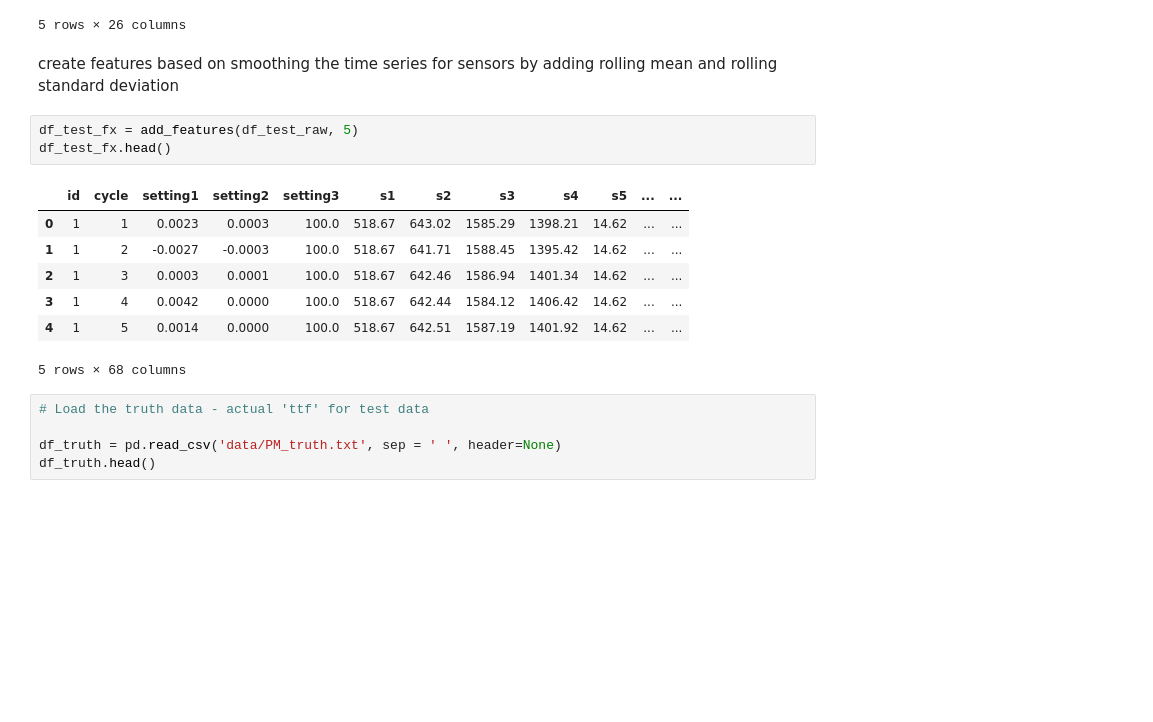
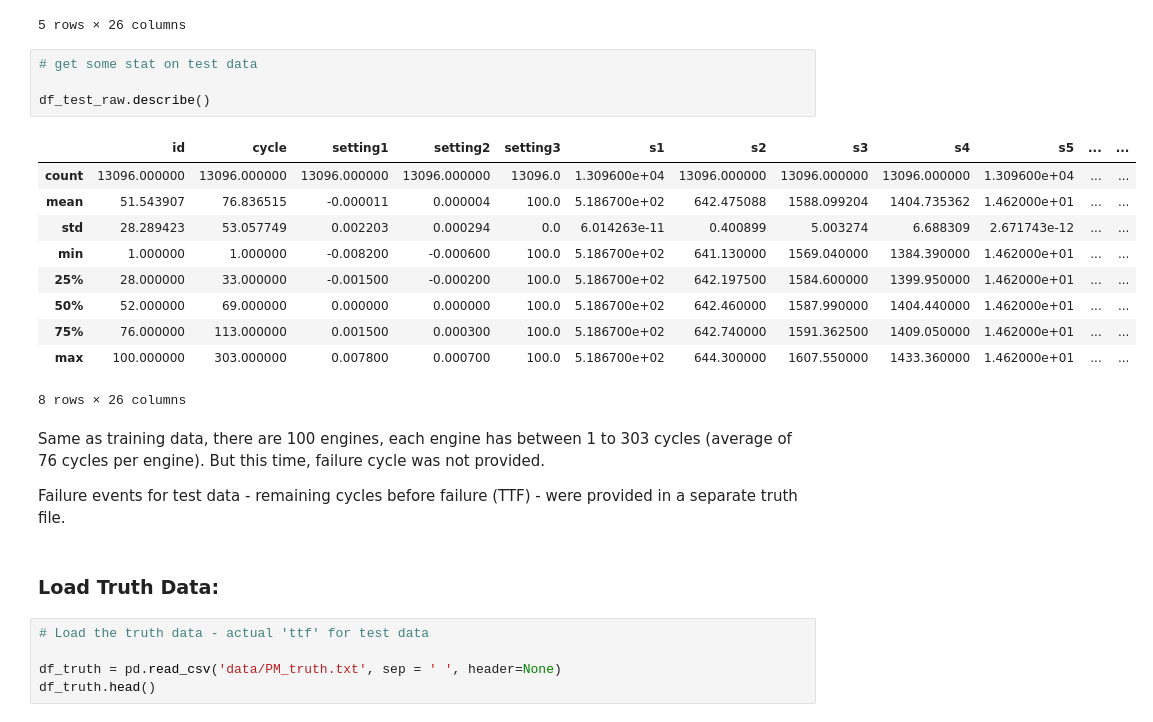
Before and after one commit to Samimust/predictive-maintenance, a Jupyter notebook: Data Wrangling.ipynb, the cells around one changed output. Saved outputs shown, nothing was run; the diff lists cells and outputs as text; blank space fills up the shorter version.

```diff
--- a/Data Wrangling.ipynb
+++ b/Data Wrangling.ipynb
@@ -223,19 +150,27 @@ df_test_raw.head()
 | 3 | 1 | 4 | 0.0042 | 0.0000 | 100.0 | 518.67 | 642.44 | 1584.12 | 1406.42 | 14.62 | ... | ... |
 | 4 | 1 | 5 | 0.0014 | 0.0000 | 100.0 | 518.67 | 642.51 | 1587.19 | 1401.92 | 14.62 | ... | ... |
 5 rows × 26 columns
-# %% [markdown]
-create features based on smoothing the time series for sensors by adding rolling mean and rolling standard deviation
-# %%
-df_test_fx = add_features(df_test_raw, 5)
-df_test_fx.head()
-# %% [output]
-|  | id | cycle | setting1 | setting2 | setting3 | s1 | s2 | s3 | s4 | s5 | ... | ... |
-| 0 | 1 | 1 | 0.0023 | 0.0003 | 100.0 | 518.67 | 643.02 | 1585.29 | 1398.21 | 14.62 | ... | ... |
-| 1 | 1 | 2 | -0.0027 | -0.0003 | 100.0 | 518.67 | 641.71 | 1588.45 | 1395.42 | 14.62 | ... | ... |
-| 2 | 1 | 3 | 0.0003 | 0.0001 | 100.0 | 518.67 | 642.46 | 1586.94 | 1401.34 | 14.62 | ... | ... |
-| 3 | 1 | 4 | 0.0042 | 0.0000 | 100.0 | 518.67 | 642.44 | 1584.12 | 1406.42 | 14.62 | ... | ... |
-| 4 | 1 | 5 | 0.0014 | 0.0000 | 100.0 | 518.67 | 642.51 | 1587.19 | 1401.92 | 14.62 | ... | ... |
-5 rows × 68 columns
+# %%
+# get some stat on test data
+
+df_test_raw.describe()
+# %% [output]
+|  | id | cycle | setting1 | setting2 | setting3 | s1 | s2 | s3 | s4 | s5 | ... | ... |
+| count | 13096.000000 | 13096.000000 | 13096.000000 | 13096.000000 | 13096.0 | 1.309600e+04 | 13096.000000 | 13096.000000 | 13096.000000 | 1.309600e+04 | ... | ... |
+| mean | 51.543907 | 76.836515 | -0.000011 | 0.000004 | 100.0 | 5.186700e+02 | 642.475088 | 1588.099204 | 1404.735362 | 1.462000e+01 | ... | ... |
+| std | 28.289423 | 53.057749 | 0.002203 | 0.000294 | 0.0 | 6.014263e-11 | 0.400899 | 5.003274 | 6.688309 | 2.671743e-12 | ... | ... |
+| min | 1.000000 | 1.000000 | -0.008200 | -0.000600 | 100.0 | 5.186700e+02 | 641.130000 | 1569.040000 | 1384.390000 | 1.462000e+01 | ... | ... |
+| 25% | 28.000000 | 33.000000 | -0.001500 | -0.000200 | 100.0 | 5.186700e+02 | 642.197500 | 1584.600000 | 1399.950000 | 1.462000e+01 | ... | ... |
+| 50% | 52.000000 | 69.000000 | 0.000000 | 0.000000 | 100.0 | 5.186700e+02 | 642.460000 | 1587.990000 | 1404.440000 | 1.462000e+01 | ... | ... |
+| 75% | 76.000000 | 113.000000 | 0.001500 | 0.000300 | 100.0 | 5.186700e+02 | 642.740000 | 1591.362500 | 1409.050000 | 1.462000e+01 | ... | ... |
+| max | 100.000000 | 303.000000 | 0.007800 | 0.000700 | 100.0 | 5.186700e+02 | 644.300000 | 1607.550000 | 1433.360000 | 1.462000e+01 | ... | ... |
+8 rows × 26 columns
+# %% [markdown]
+Same as training data, there are 100 engines, each engine has between 1 to 303 cycles (average of 76 cycles per engine). But this time, failure cycle was not provided.
+
+Failure events for test data - remaining cycles before failure (TTF) - were provided in a separate truth file.
+# %% [markdown]
+### Load Truth Data:
 # %%
 # Load the truth data - actual 'ttf' for test data
 
```
Also changed, not shown: parts of 50 cells of this notebook.
